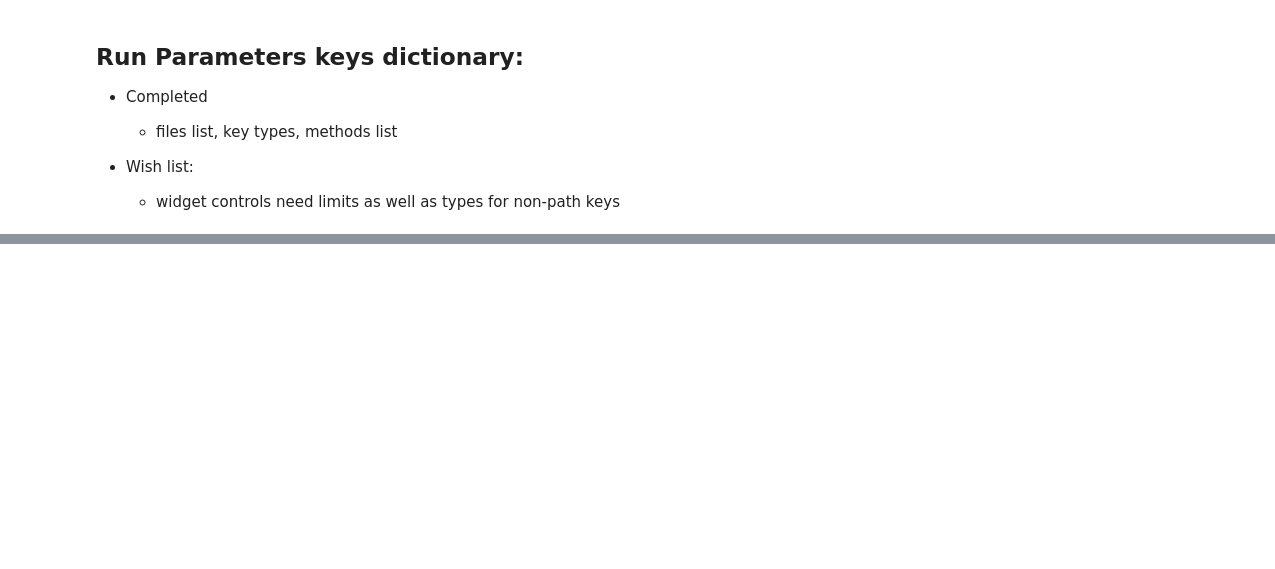
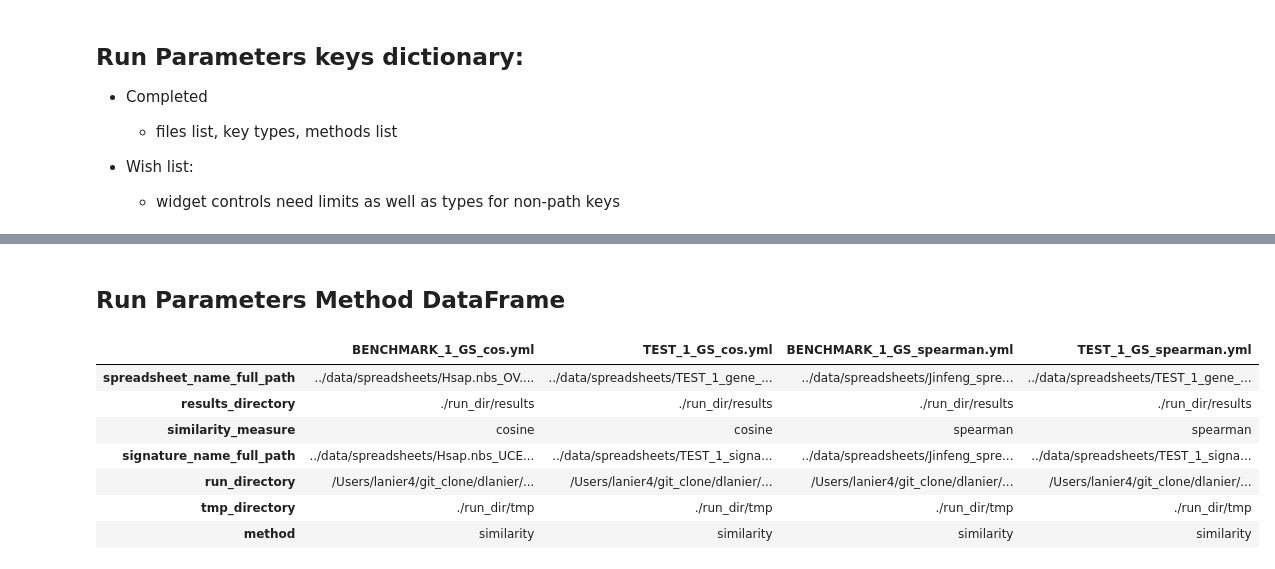
Before and after one commit to dlanier/notebooks_KnowEnG, a Jupyter notebook: signiture_analysis_notebook.ipynb, the cells around one changed output, grey strips where cells are left out. Drawn from its saved outputs; the diff is of its cells as text; code cells hidden in the pictures; blank space fills up the shorter version.

```diff
--- a/signiture_analysis_notebook.ipynb
+++ b/signiture_analysis_notebook.ipynb
@@ -210,0 +211,2 @@ for m in methods_list:
+# %% [markdown]
+## Run Parameters Method DataFrame
@@ -210,0 +233,15 @@ for m in methods_list:
+# %%
+par_df = run_parameters_df
+key_name = 'method'
+key_value = 'similarity'
+similarity_df = get_key_value_df(par_df, key_name, key_value)
+similarity_df
+# %% [output]
+|  | BENCHMARK_1_GS_cos.yml | TEST_1_GS_cos.yml | BENCHMARK_1_GS_spearman.yml | TEST_1_GS_spearman.yml |
+| spreadsheet_name_full_path | ../data/spreadsheets/Hsap.nbs_OV.... | ../data/spreadsheets/TEST_1_gene_... | ../data/spreadsheets/Jinfeng_spre... | ../data/spreadsheets/TEST_1_gene_... |
+| results_directory | ./run_dir/results | ./run_dir/results | ./run_dir/results | ./run_dir/results |
+| similarity_measure | cosine | cosine | spearman | spearman |
+| signature_name_full_path | ../data/spreadsheets/Hsap.nbs_UCE... | ../data/spreadsheets/TEST_1_signa... | ../data/spreadsheets/Jinfeng_spre... | ../data/spreadsheets/TEST_1_signa... |
+| run_directory | /Users/lanier4/git_clone/dlanier/... | /Users/lanier4/git_clone/dlanier/... | /Users/lanier4/git_clone/dlanier/... | /Users/lanier4/git_clone/dlanier/... |
+| tmp_directory | ./run_dir/tmp | ./run_dir/tmp | ./run_dir/tmp | ./run_dir/tmp |
+| method | similarity | similarity | similarity | similarity |
```
Also changed, not shown: parts of 7 cells of this notebook, 1 other file.
